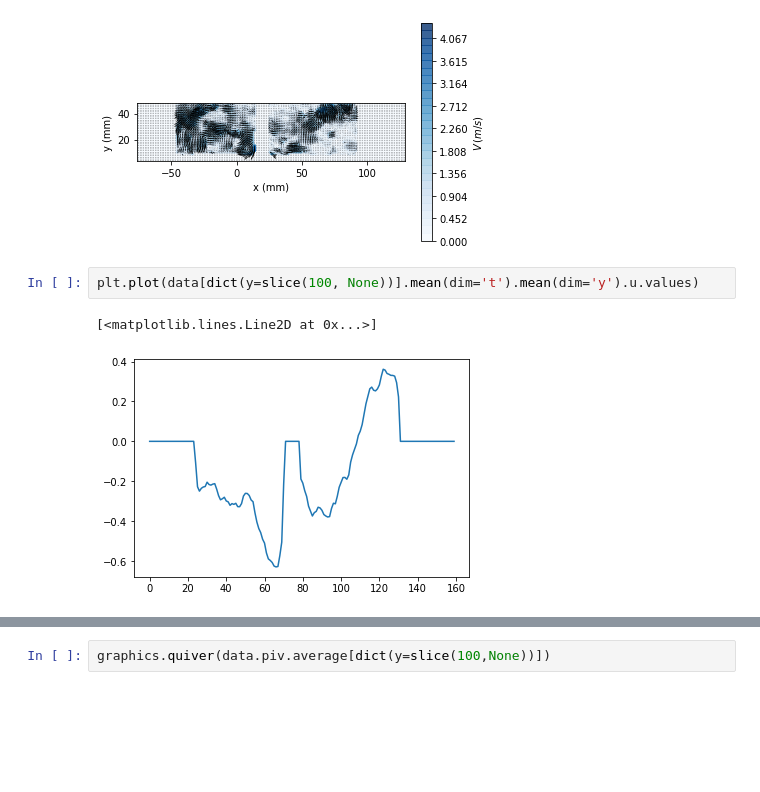
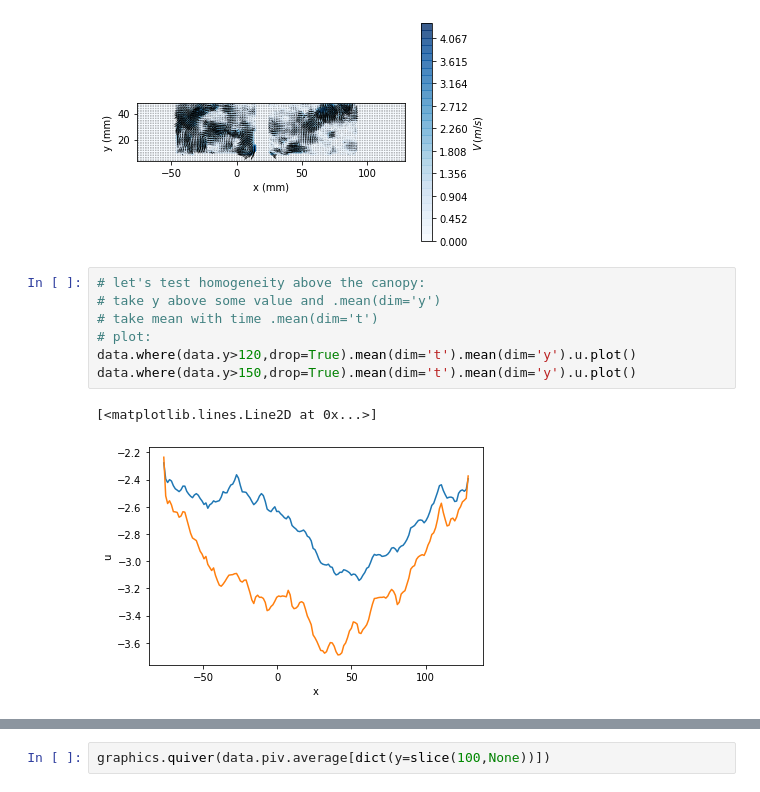
Before and after one commit to alexlib/pivpy, a Jupyter notebook: examples/notebooks/test_urban_canopy.ipynb, the cells around one changed output, grey strips where cells are left out. Cells and saved outputs as stored; diff of their text form; blank space fills up the shorter version.

Commit message:
added few more useful plot and test examples

```diff
--- a/examples/notebooks/test_urban_canopy.ipynb
+++ b/examples/notebooks/test_urban_canopy.ipynb
@@ -51,8 +51,13 @@ Warning: function for a single frame, using first frame, supply data.isel(t=N)
 (<Figure size 432x288 with 2 Axes>,
  <matplotlib.axes._subplots.AxesSubplot at 0x...>)
 [figure]
-# %%
-plt.plot(data[dict(y=slice(100, None))].mean(dim='t').mean(dim='y').u.values)
-# %% [output]
-[<matplotlib.lines.Line2D at 0x...>]
-[figure, removed]
+# %%
+# let's test homogeneity above the canopy:
+# take y above some value and .mean(dim='y')
+# take mean with time .mean(dim='t')
+# plot:
+data.where(data.y>120,drop=True).mean(dim='t').mean(dim='y').u.plot()
+data.where(data.y>150,drop=True).mean(dim='t').mean(dim='y').u.plot()
+# %% [output]
+[<matplotlib.lines.Line2D at 0x...>]
+[figure, added]
```
Also changed, not shown: parts of 1 cell of this notebook.
